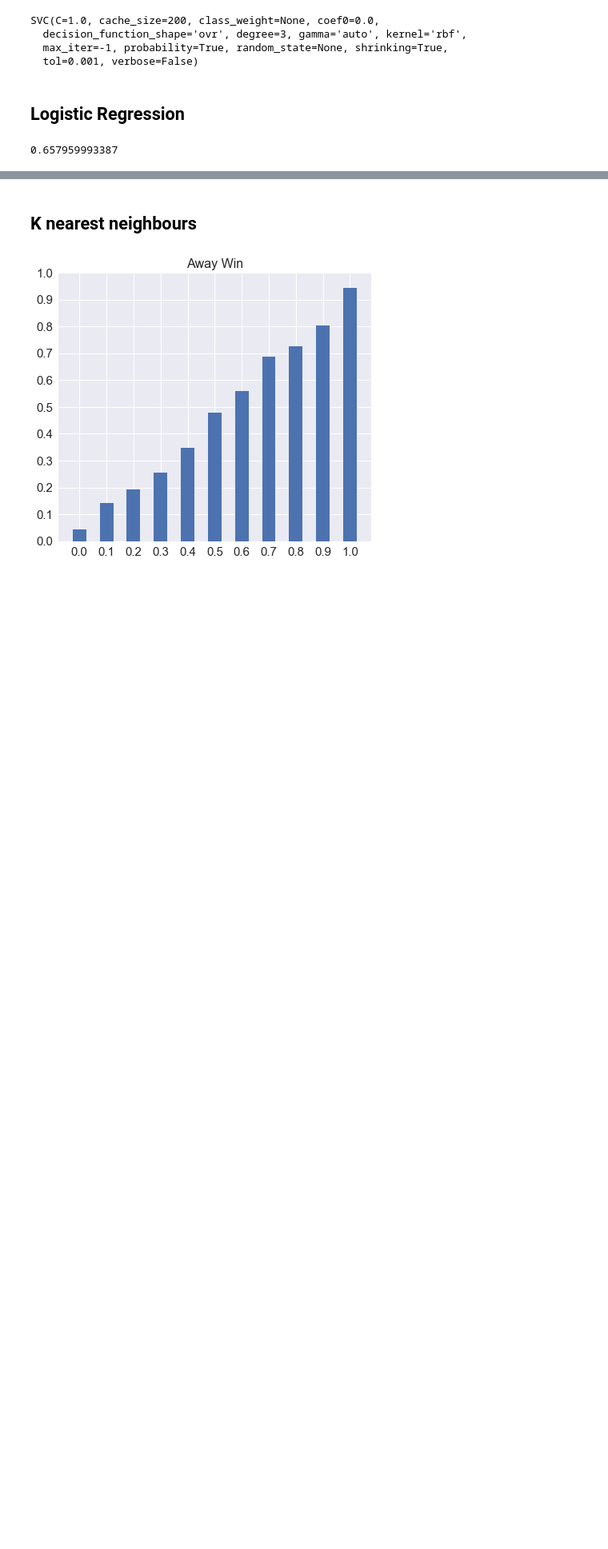
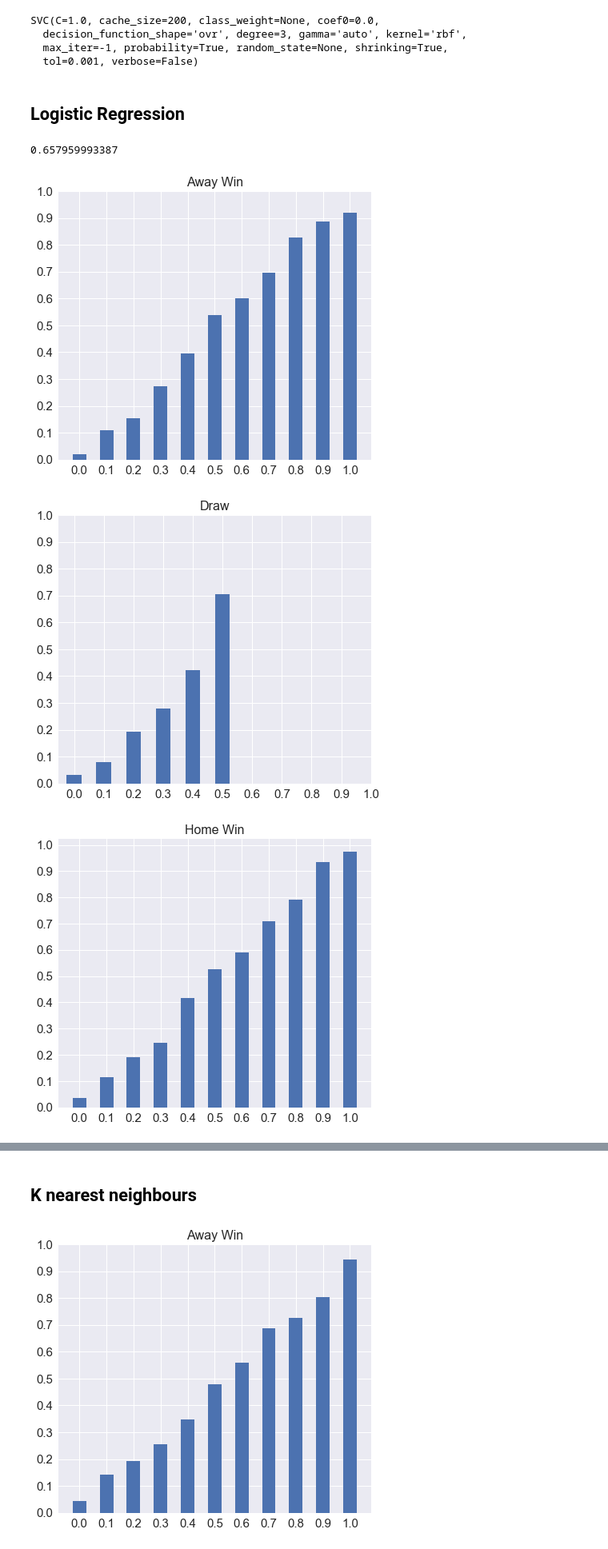
Before and after one commit to jay-z007/CSE519-2017-111463646, a Jupyter notebook: Project/model.ipynb, the cells around one changed output, grey strips where cells are left out. Shown: that part at 80% size. Drawn from its saved outputs; the diff is of its cells as text; code cells hidden in the pictures; blank space fills up the shorter version.

```diff
--- a/Project/model.ipynb
+++ b/Project/model.ipynb
@@ -125,6 +138,9 @@ y_prob = lr.predict_proba(X_test)
 # %% [output]
 0.657959993387
 # %%
-eval_probs(y_prob, y_test, [-1,0,1])
+eval_probs(y_prob, y_test, [-1,0,1],show_plot=True)
 # %% [output]
+[figure, added]
+[figure, added]
+[figure, added]
 0.16396136000666395
```
Also changed, not shown: parts of 12 cells of this notebook, 2 other files.
